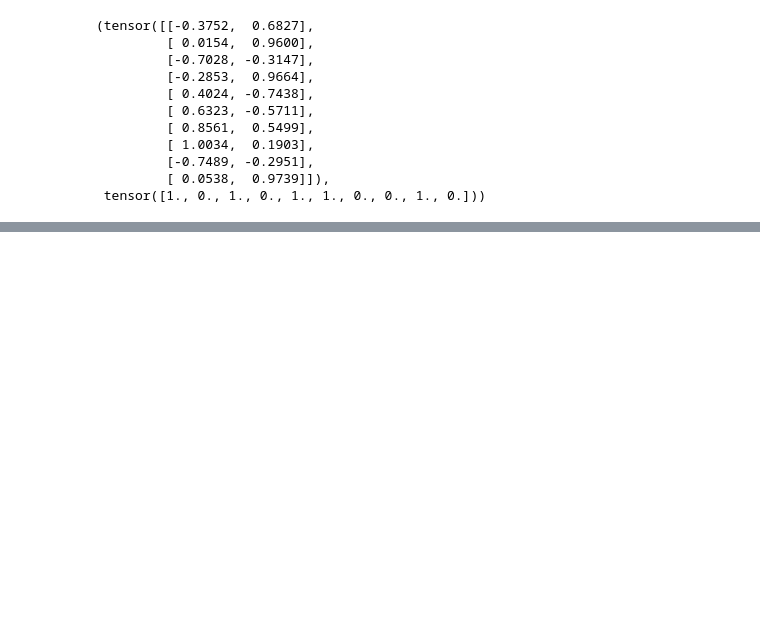
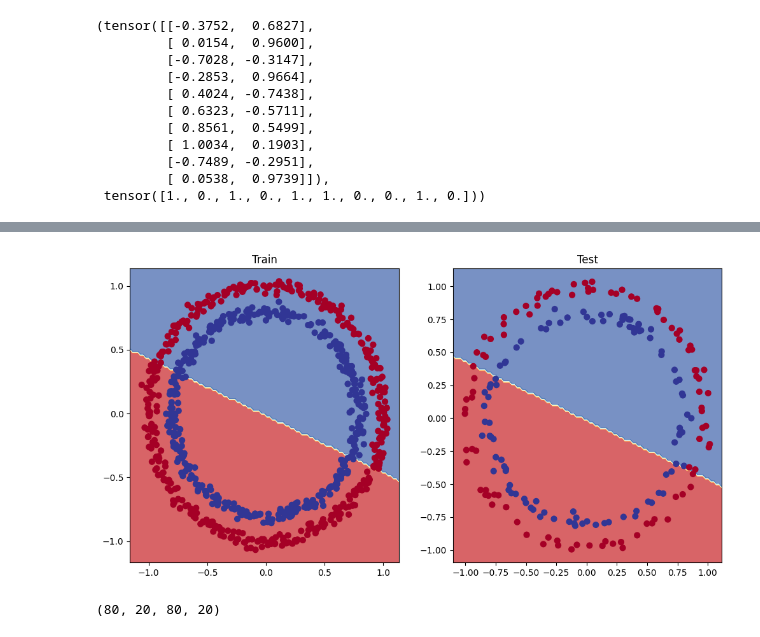
Before and after one commit to viniciuslsoares/Udemy-PyTorch, a Jupyter notebook: PytorchClassification.ipynb, the cells around one changed output, grey strips where cells are left out. Drawn from its saved outputs; the diff is of its cells as text; code cells hidden in the pictures; blank space fills up the shorter version.

```diff
--- a/PytorchClassification.ipynb
+++ b/PytorchClassification.ipynb
@@ -173,0 +319,36 @@ def accuracy_fn(y_true, y_pred):
+# %%
+torch.manual_seed(42)
+
+epochs = 1000
+
+X_train, y_train = X_train.to(device), y_train.to(device)
+X_test, y_test = X_test.to(device), y_test.to(device)
+
+for epoch in range(epochs):
+
+    model_1.train()
+
+    y_logits = model_1(X_train).squeeze()
+    y_pred = torch.round(torch.sigmoid(y_logits))
+
+    loss = loss_fn(y_logits, y_train)
+    acc = accuracy_fn(y_true=y_train,
+                        y_pred=y_pred)
+
+    optimzer.zero_grad()
+
+    loss.backward()
+
+    optimzer.step()
+
+    model_1.eval()
+    with torch.inference_mode():
+        test_logits = model_1(X_test).squeeze()
+        test_pred = torch.round(torch.sigmoid(test_logits))
+
+        test_loss = loss_fn(test_logits,
+                        y_test)
+        test_acc = accuracy_fn(y_true=y_test,
+                        y_pred=test_pred)
+    if epoch % 100 == 0:
+        print(f"Epoch: {epoch} | Loss: {loss:.5f}, Acc: {acc:.2f}% | Test loss: {test_loss:.5f}, Test acc: {test_acc:.2f}%")
@@ -173,0 +366,10 @@ def accuracy_fn(y_true, y_pred):
+# %%
+plt.figure(figsize=(12, 6))
+plt.subplot(1, 2, 1)
+plt.title("Train")
+plot_decision_boundary(model_1, X_train, y_train)
+plt.subplot(1, 2, 2)
+plt.title("Test")
+plot_decision_boundary(model_1, X_test, y_test)
+# %% [output]
+[figure, added]
@@ -173,0 +385,8 @@ def accuracy_fn(y_true, y_pred):
+# %%
+train_split = int(0.8 * len(X_regression))
+X_train_regression, y_train_regression = X_regression[:train_split], y_regression[:train_split]
+X_test_regression, y_test_regression = X_regression[train_split:], y_regression[train_split:]
+
+len(X_train_regression), len(X_test_regression), len(y_train_regression), len(y_test_regression)
+# %% [output]
+(80, 20, 80, 20)
```
Also changed, not shown: parts of 27 cells of this notebook, 2 other files.
